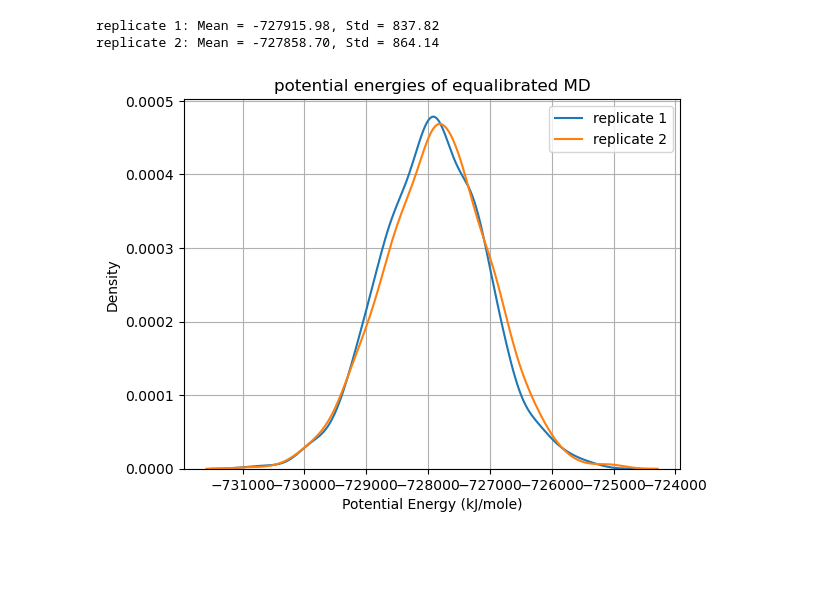
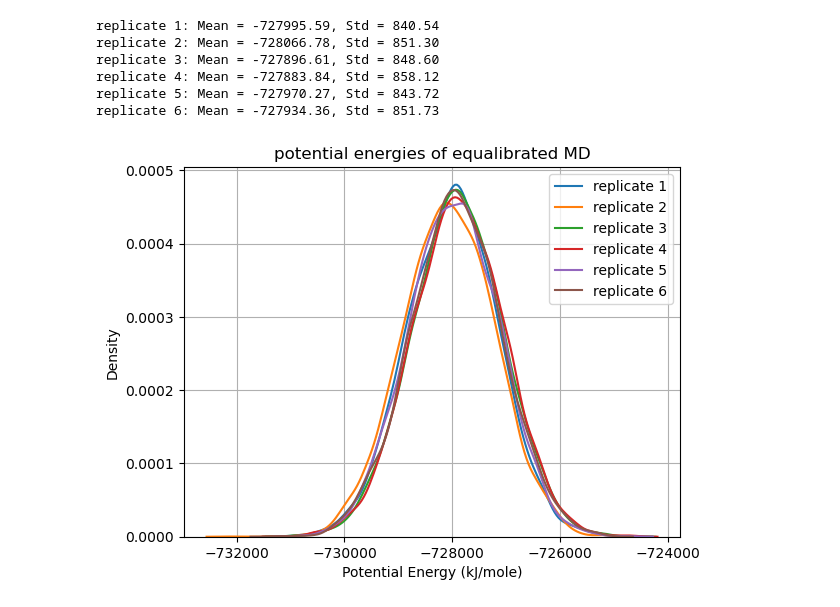
Before and after one commit to HaoLan-compchem/blog_03_12_2025, a Jupyter notebook: ternary_complex/comparable_md/analysis.ipynb, the cells around one changed output. Saved outputs shown, nothing was run; the diff lists cells and outputs as text; code cells hidden in the pictures; blank space fills up the shorter version.

```diff
--- a/ternary_complex/comparable_md/analysis.ipynb
+++ b/ternary_complex/comparable_md/analysis.ipynb
@@ -95,34 +100,43 @@ def plot_potential_energy(md_platform, state_file_list, plot_type, final_frames_
             df = pd.read_csv(csv_file)
             df.columns = ['time', 'Potential Energy (kJ/mole)']
         energy = df['Potential Energy (kJ/mole)'][-final_frames_to_use:].to_numpy()
         n_windows = len(energy) // window
         avg_energy = np.array([energy[i*window:(i+1)*window].mean() for i in range(n_windows)])
         avg_frames = np.arange(n_windows) * window
         energy_arrays.append(avg_energy)
         labels.append(f'replicate {i+1}')
         #labels = ['300K NPT', '400K NPT', '500K NPT']
         if plot_type == 'line':
             #plt.plot(avg_frames, avg_energy, label=labels[-1])
             plt.plot(avg_frames, avg_energy, label=labels[i])
             plt.xlabel('Frames')
             plt.ylabel('Potential Energy (kJ/mole)')
             plt.title(f'Potential Energy Over Time (Window = {window} frames)')
             #plt.ylim(np.mean(energy) - 5*np.std(energy), np.mean(energy) + 5*np.std(energy))
             print(f'{labels[i]}: Mean = {np.mean(avg_energy):.2f}, Std = {np.std(avg_energy):.2f}')
         elif plot_type == 'hist':
             #sns.kdeplot(avg_energy, label=labels[-1])
             sns.kdeplot(avg_energy, label=labels[i])
             plt.xlabel('Potential Energy (kJ/mole)')
             plt.title(title)
             #plt.xlim(np.mean(energy) - 5*np.std(energy), np.mean(energy) + 5*np.std(energy))
             print(f'{labels[i]}: Mean = {np.mean(avg_energy):.2f}, Std = {np.std(avg_energy):.2f}')
     plt.grid(True)
     plt.legend()
     plt.show()
     plt.close()
 
-plot_potential_energy('openmm', ['long_test_relaxed_1/crystal_1.csv', 'long_test_relaxed_1/cofold_1.csv'], 'hist', 1000, 1, 'potential energies of equalibrated MD')
+plot_potential_energy('openmm', ['long_test/crystal_0.csv',
+                                 'long_test/crystal_1.csv',
+                                 'long_test/crystal_2.csv',
+                                 'long_test/cofold_0.csv',
+                                 'long_test/cofold_1.csv',
+                                 'long_test/cofold_2.csv',], 'hist', 10000, 1, 'potential energies of equalibrated MD')
 # %% [output]
-replicate 1: Mean = -727915.98, Std = 837.82
-replicate 2: Mean = -727858.70, Std = 864.14
+replicate 1: Mean = -727995.59, Std = 840.54
+replicate 2: Mean = -728066.78, Std = 851.30
+replicate 3: Mean = -727896.61, Std = 848.60
+replicate 4: Mean = -727883.84, Std = 858.12
+replicate 5: Mean = -727970.27, Std = 843.72
+replicate 6: Mean = -727934.36, Std = 851.73
-[figure, old version]
+[figure, new version]
```
Also changed, not shown: parts of 5 cells of this notebook, 14 other files.
